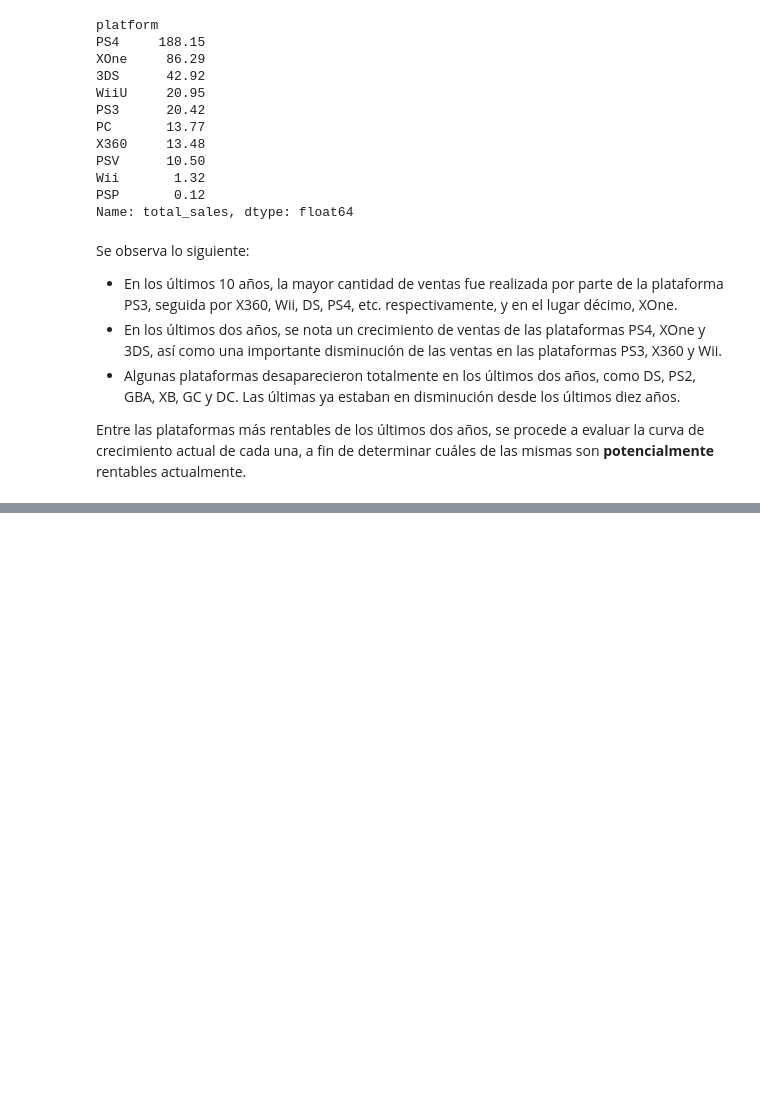
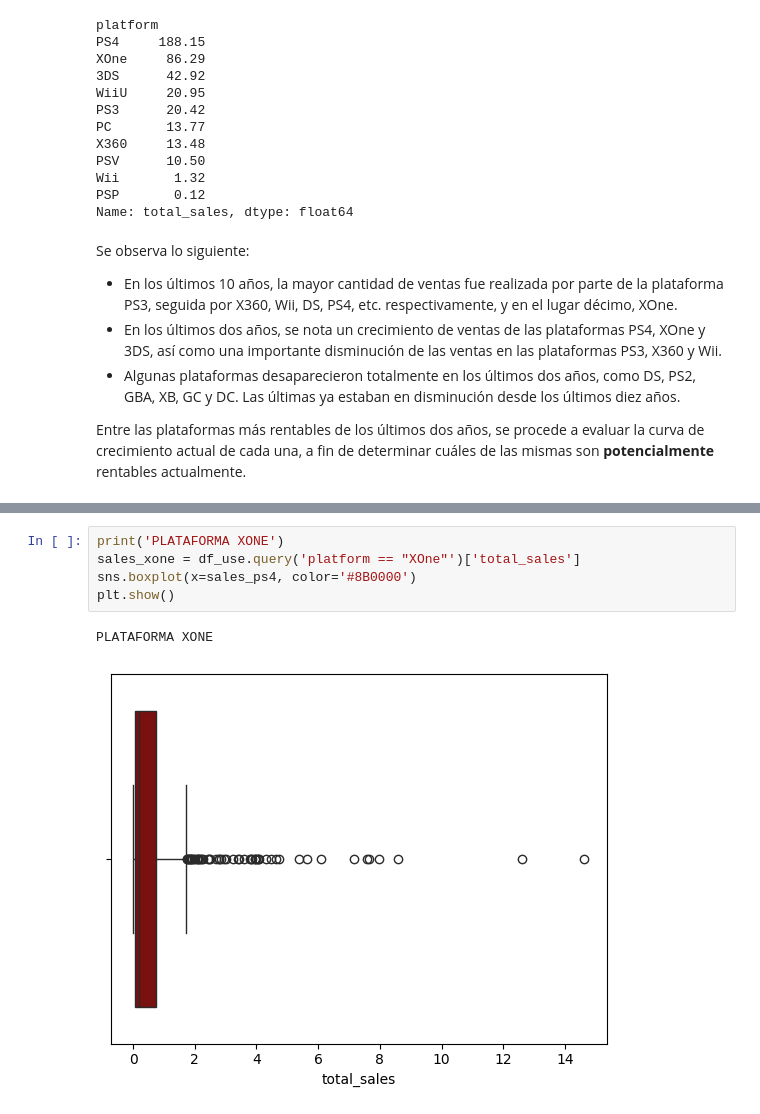
Before and after one commit to EmilioGonzalez29/TT-Project-S6, a Jupyter notebook: project.ipynb, the cells around one changed output, grey strips where cells are left out. Cells and saved outputs as stored; diff of their text form; blank space fills up the shorter version.

```diff
--- a/project.ipynb
+++ b/project.ipynb
@@ -680,0 +727,8 @@ Entre las plataformas más rentables de los últimos dos años, se procede a eva
+# %%
+print('PLATAFORMA XONE')
+sales_xone = df_use.query('platform == "XOne"')['total_sales']
+sns.boxplot(x=sales_ps4, color='#8B0000')
+plt.show()
+# %% [output]
+PLATAFORMA XONE
+[figure, added]
```
Also changed, not shown: parts of 20 cells of this notebook.
